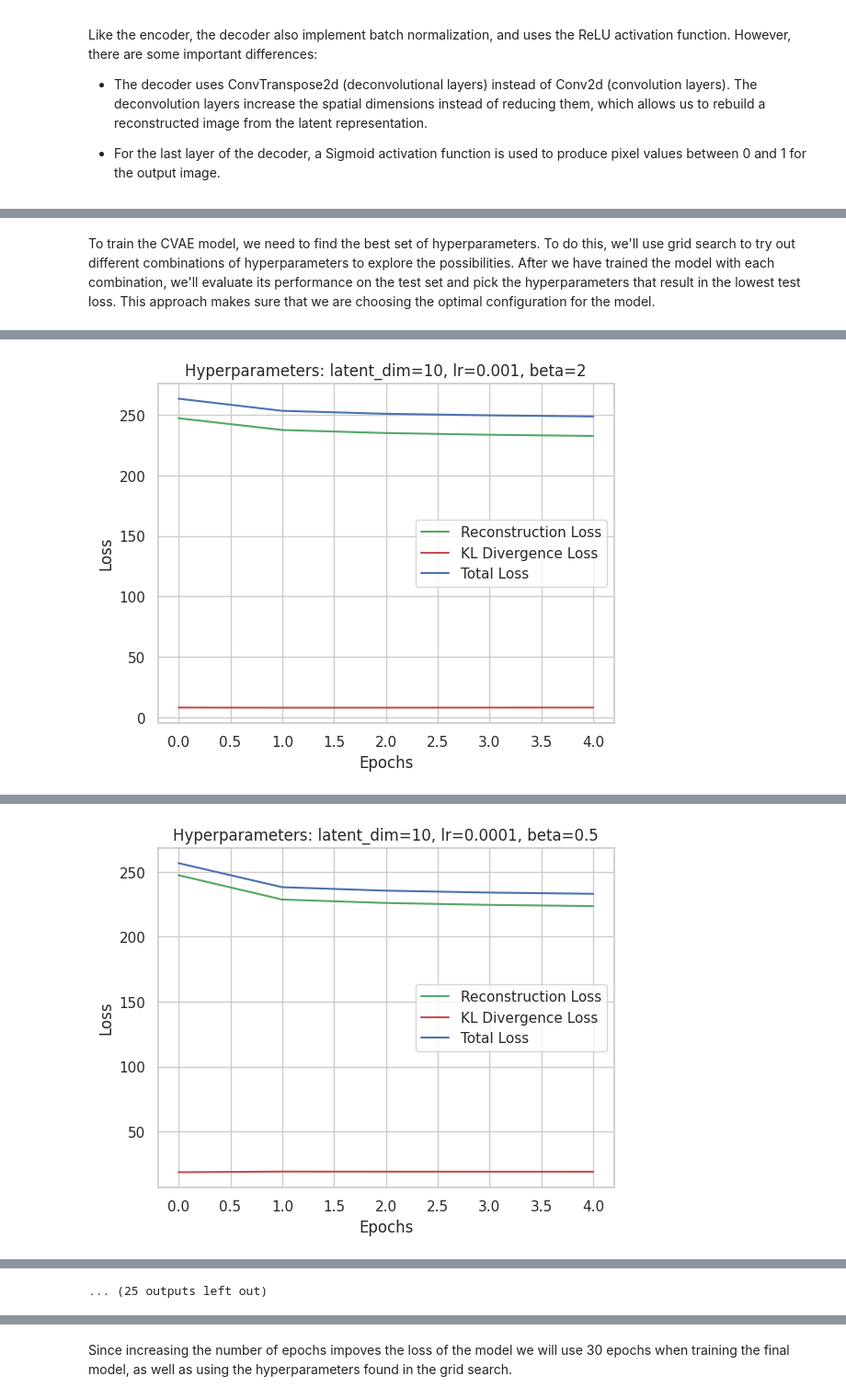
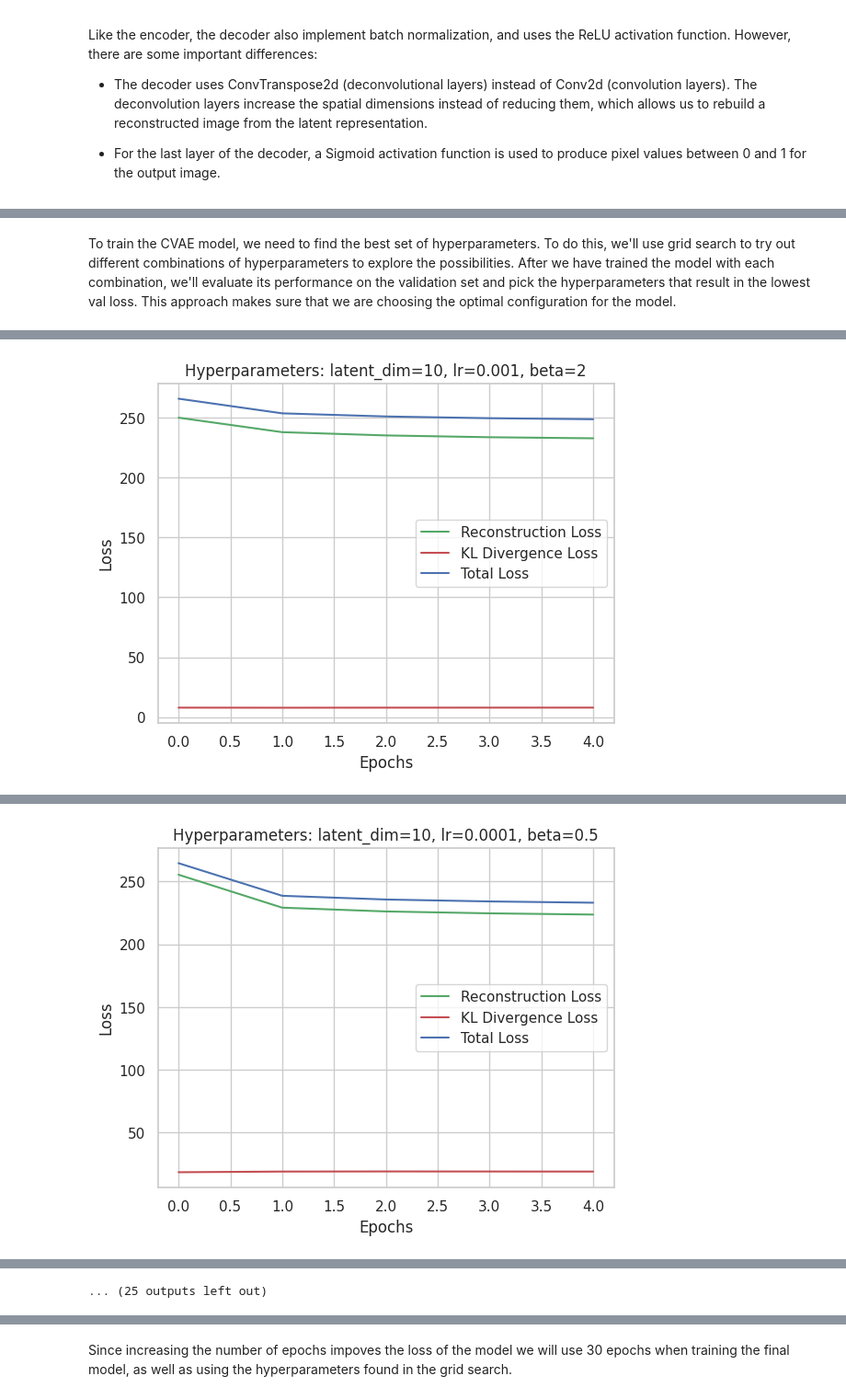
Before and after one commit to VildeOpdal/HDDL_miniprojet, a Jupyter notebook: Mini Projet 2/miniprojet2_HDDL (6).ipynb, the cells around one changed output, grey strips where cells are left out. Shown at 92% size. Drawn from its saved outputs; the diff is of its cells as text; code cells hidden in the pictures.

Commit message:
update CVAE

```diff
--- a/Mini Projet 2/miniprojet2_HDDL (6).ipynb
+++ b/Mini Projet 2/miniprojet2_HDDL (6).ipynb
@@ -100,5 +107,14 @@ transform = transforms.Compose([transforms.ToTensor()])
 train_dataset = datasets.FashionMNIST(root='../../data', train=True, transform=transform, download=True)
 test_dataset = datasets.FashionMNIST(root='../../data', train=False, transform=transform, download=True)
 
+# Split train_dataset into train and validation sets
+val_ratio = 0.1  # 10% of the training data for validation
+val_size = int(len(train_dataset) * val_ratio)
+train_size = len(train_dataset) - val_size
+
+train_dataset, val_dataset = random_split(train_dataset, [train_size, val_size])
+
+# Data loaders
 train_loader = torch.utils.data.DataLoader(dataset=train_dataset, batch_size=batch_size, shuffle=True)
+val_loader = torch.utils.data.DataLoader(dataset=val_dataset, batch_size=batch_size, shuffle=False)
 test_loader = torch.utils.data.DataLoader(dataset=test_dataset, batch_size=batch_size, shuffle=False)
@@ -327,7 +347,8 @@ def loss_function_cvae(recon_x, x, mu, logvar, beta=1):
 # %% [markdown]
-To train the CVAE model, we need to find the best set of hyperparameters. To do this, we'll use grid search to try out different combinations of hyperparameters to explore the possibilities. After we have trained the model with each combination, we'll evaluate its performance on the test set and pick the hyperparameters that result in the lowest test loss. This approach makes sure that we are choosing the optimal configuration for the model.
+To train the CVAE model, we need to find the best set of hyperparameters. To do this, we'll use grid search to try out different combinations of hyperparameters to explore the possibilities. After we have trained the model with each combination, we'll evaluate its performance on the validation set and pick the hyperparameters that result in the lowest val loss. This approach makes sure that we are choosing the optimal configuration for the model.
 # %%
 import itertools
+import pickle
 
 # Hyperparameters
 param_grid = {
@@ -343,7 +364,7 @@ condition_dim = 10  # Number of classes (10 for Fashion-MNIST)
 # Generate all combinations of hyperparameters
 param_combinations = list(itertools.product(*param_grid.values()))
 best_params = None
-lowest_test_loss = float('inf')
+lowest_val_loss = float('inf')
 
 print(f"Total hyperparameter combinations: {len(param_combinations)}")
 
@@ -373,7 +394,6 @@ for idx, params in enumerate(param_combinations):
 
             optimizer.zero_grad()
             recon_batch, mu, logvar = cvae(data, c)
-            #recon_loss, kl_loss, total_loss = loss_function_cvae(recon_batch, data, mu, logvar, beta)
             total_loss, recon_loss, kl_loss = loss_function_cvae(recon_batch, data, mu, logvar, beta)
             total_loss.backward()
             optimizer.step()
@@ -391,21 +411,22 @@ for idx, params in enumerate(param_combinations):
 
     # Validation Phase
     cvae.eval()
-    test_loss = 0.0
+    val_loss = 0.0
     with torch.no_grad():
-        for data, labels in test_loader:
+        for data, labels in val_loader:
             data = data.to(device)
             labels = labels.to(device)
             c = F.one_hot(labels, num_classes=condition_dim).float()
 
             recon_batch, mu, logvar = cvae(data, c)
             loss, _, _ = loss_function_cvae(recon_batch, data, mu, logvar, beta)
-            test_loss += loss.item()
+            val_loss += loss.item()
 
-    test_loss /= len(test_loader.dataset)
+    val_loss /= len(val_loader.dataset)
 
-    if test_loss < lowest_test_loss:
-        lowest_test_loss = test_loss
+    # Save model if it's the best so far
+    if val_loss < lowest_val_loss:
+        lowest_val_loss = val_loss
         best_params = {
             'latent_dim': latent_dim,
             'condition_dim': condition_dim,
@@ -413,7 +434,26 @@ for idx, params in enumerate(param_combinations):
             'beta': beta,
             'epochs': epochs,
         }
+        torch.save({
+            'model_state_dict': cvae.state_dict(),
+            'optimizer_state_dict': optimizer.state_dict(),
+            'params': best_params,
+        },  'best_model_beta.pth')
 
+    # Save training losses
+    results = {
+        'reconstruction_losses': reconstruction_losses,
+        'kl_losses': kl_losses,
+        'total_losses': total_losses,
+        'val_loss': val_loss,
+    }
+
+    file_name = f'training_results_ld_{latent_dim}_lr_{learning_rate}_beta_{beta}.pkl'
+
+    with open(file_name, 'wb') as f:
+        pickle.dump(results, f)
+
+    # Plot losses
     plt.plot(reconstruction_losses, label="Reconstruction Loss", color='g')
     plt.plot(kl_losses, label="KL Divergence Loss", color='r')
     plt.plot(total_losses, label="Total Loss", color='b')
@@ -425,7 +465,7 @@ for idx, params in enumerate(param_combinations):
 
 print("\nGrid Search Complete!")
 print(f"Best Hyperparameters: {best_params}")
-print(f"Lowest Test Loss: {lowest_test_loss:.4f}")
+print(f"Lowest Validation Loss: {lowest_val_loss:.4f}")
 # %% [output]
 Total hyperparameter combinations: 18
 
@@ -455,3 +495,3 @@ Epoch [5/5], Recon Loss: 232.6217, KL Loss: 8.0554, Total Loss: 248.7325
-[figure, old version]
+[figure, new version]
 Testing combination 4/18:
 latent_dim=10, condition_dim=10, learning_rate=0.0001, beta=0.5, epochs=5
@@ -463,3 +503,3 @@ Epoch [5/5], Recon Loss: 223.6241, KL Loss: 18.9338, Total Loss: 233.0910
-[figure, old version]
+[figure, new version]
 Testing combination 5/18:
 latent_dim=10, condition_dim=10, learning_rate=0.0001, beta=1, epochs=5
```
Also changed, not shown: parts of 41 cells of this notebook.
